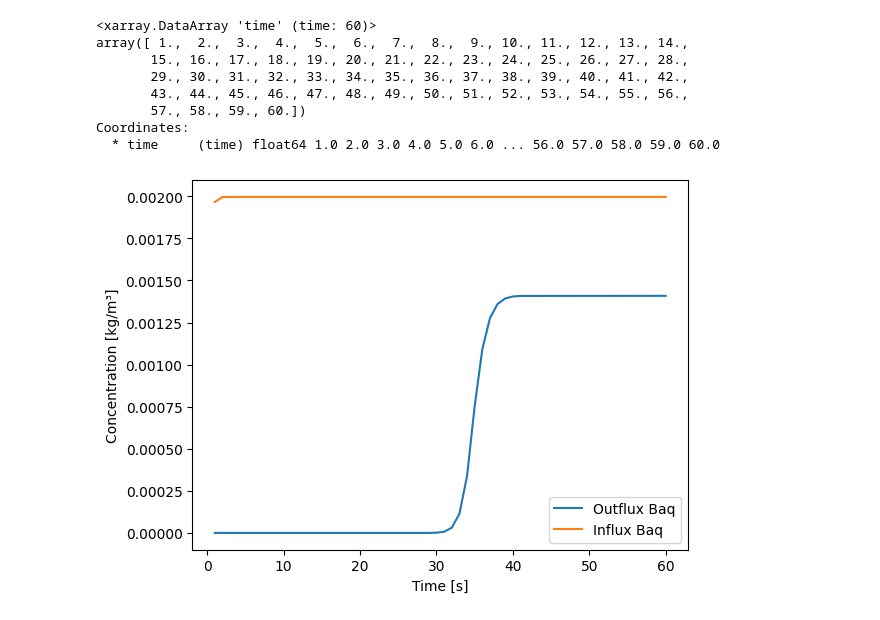
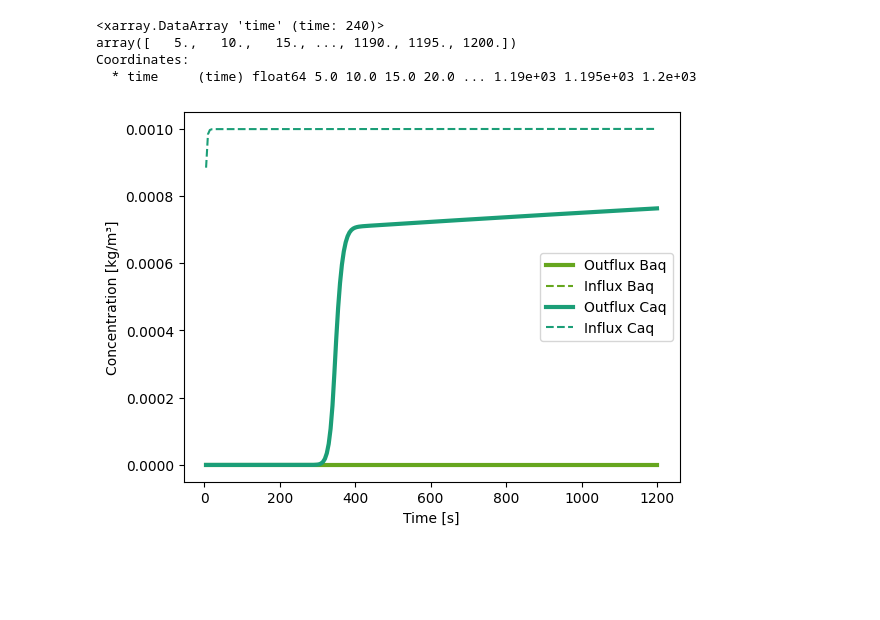
Before and after one commit to edsaac/cowerc-adsorption, a Jupyter notebook: frontend/breakthorugh.ipynb, the cells around one changed output. Drawn from its saved outputs; the diff is of its cells as text; code cells hidden in the pictures; blank space fills up the shorter version.

Commit message:
run a couple cases to show

```diff
--- a/frontend/breakthorugh.ipynb
+++ b/frontend/breakthorugh.ipynb
@@ -5,5 +7,29 @@ import matplotlib.pyplot as plt
+# %%
+cmap = mpl.cm.Dark2
+colors = cmap(np.linspace(0, 1, 3))
+
+def plot_data(data):
+    fig, ax = plt.subplots()
+
+    for k, v in data.items():
+
+        match k:
+            case "Caq"|"Cads":
+                color = colors[0]
+            case "Baq"|"Bads":
+                color = colors[1]
+
+        ax.plot(v.time, v[0],
+                label=f"Outflux {k}", c=color, lw=3)
+        ax.plot(v.time, v[1],
+                label=f"Influx {k}", c=color, ls="dashed")
+
+    ax.set_xlabel("Time [s]")
+    ax.set_ylabel("Concentration [kg/m³]")
+    ax.legend()
+    plt.show()
 # %%
-organized_data_folder = Path("../tests/first_order_adsorption/template/organizedData/")
+organized_data_folder = Path("../tests/first_order_adsorption/case/organizedData/")
 # %%
 probes = boundaryProbe(
     organized_data_folder/"points_Baq_Caq.xy",
@@ -15,27 +41,11 @@ data = probes.array_data
 # %%
 data.time
 # %% [output]
-<xarray.DataArray 'time' (time: 60)>
-array([ 1.,  2.,  3.,  4.,  5.,  6.,  7.,  8.,  9., 10., 11., 12., 13., 14.,
-       15., 16., 17., 18., 19., 20., 21., 22., 23., 24., 25., 26., 27., 28.,
-       29., 30., 31., 32., 33., 34., 35., 36., 37., 38., 39., 40., 41., 42.,
-       43., 44., 45., 46., 47., 48., 49., 50., 51., 52., 53., 54., 55., 56.,
-       57., 58., 59., 60.])
+<xarray.DataArray 'time' (time: 240)>
+array([   5.,   10.,   15., ..., 1190., 1195., 1200.])
 Coordinates:
-  * time     (time) float64 1.0 2.0 3.0 4.0 5.0 6.0 ... 56.0 57.0 58.0 59.0 60.0
+  * time     (time) float64 5.0 10.0 15.0 20.0 ... 1.19e+03 1.195e+03 1.2e+03
-# %%
-fig, ax = plt.subplots()
-
-for k, v in data.items():
-    if k == "Baq":
-        ax.plot(v.time, v[0],
-                label=f"Outflux {k}")
-        ax.plot(v.time, v[1],
-                label=f"Influx {k}")
-
-ax.set_xlabel("Time [s]")
-ax.set_ylabel("Concentration [kg/m³]")
-ax.legend()
-plt.show()
-# %% [output]
-[figure, removed]
+# %%
+plot_data(data)
+# %% [output]
+[figure, added]
```
Also changed, not shown: parts of 6 cells of this notebook, 4 other files.
